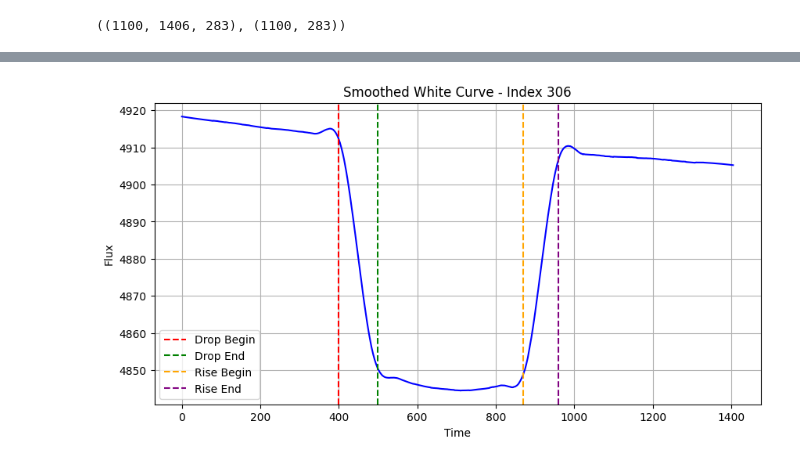
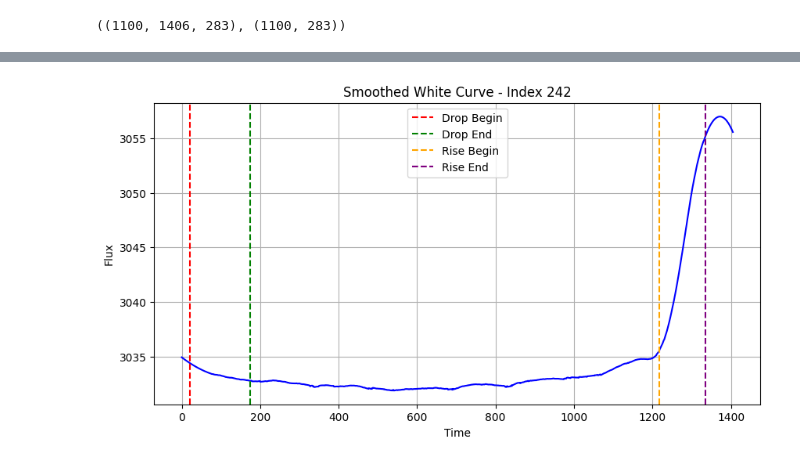
Before and after one commit to Rajveersoni9/Ariel-Data-Model, a Jupyter notebook: notebooks/transit_detection.ipynb, the cells around one changed output, grey strips where cells are left out. Saved outputs shown, nothing was run; the diff lists cells and outputs as text; code cells hidden in the pictures.

```diff
--- a/notebooks/transit_detection.ipynb
+++ b/notebooks/transit_detection.ipynb
@@ -151,16 +151,17 @@ plt.show()
 # %%
-random_index = random.randint(0, train_data.shape[0] - 1)
+# random_index = random.randint(0, train_data.shape[0] - 1)
+random_index = 242
 signal = train_data[random_index].copy().mean(axis=1)
 smoother = SGSmoothing(window_size=150, poly_order=2)
 signal = smoother.smooth(signal)
 transit_detector = FunctionFittingBasedPhaseDetector()
 drop_begin, drop_end, rise_begin, rise_end = transit_detector.phase_detect(signal)
 plot_white_curve(signal, title=f"Smoothed White Curve - Index {random_index}", color="blue")
 plt.axvline(float(drop_begin), color='red', linestyle='--', label='Drop Begin')
 plt.axvline(float(drop_end), color='green', linestyle='--', label='Drop End')
 plt.axvline(float(rise_begin), color='orange', linestyle='--', label='Rise Begin')
 plt.axvline(float(rise_end), color='purple', linestyle='--', label='Rise End')
 plt.legend()
 plt.show()
 # %% [output]
-[figure, old version]
+[figure, new version]
```
Also changed, not shown: parts of 3 cells of this notebook, 3 other files.
